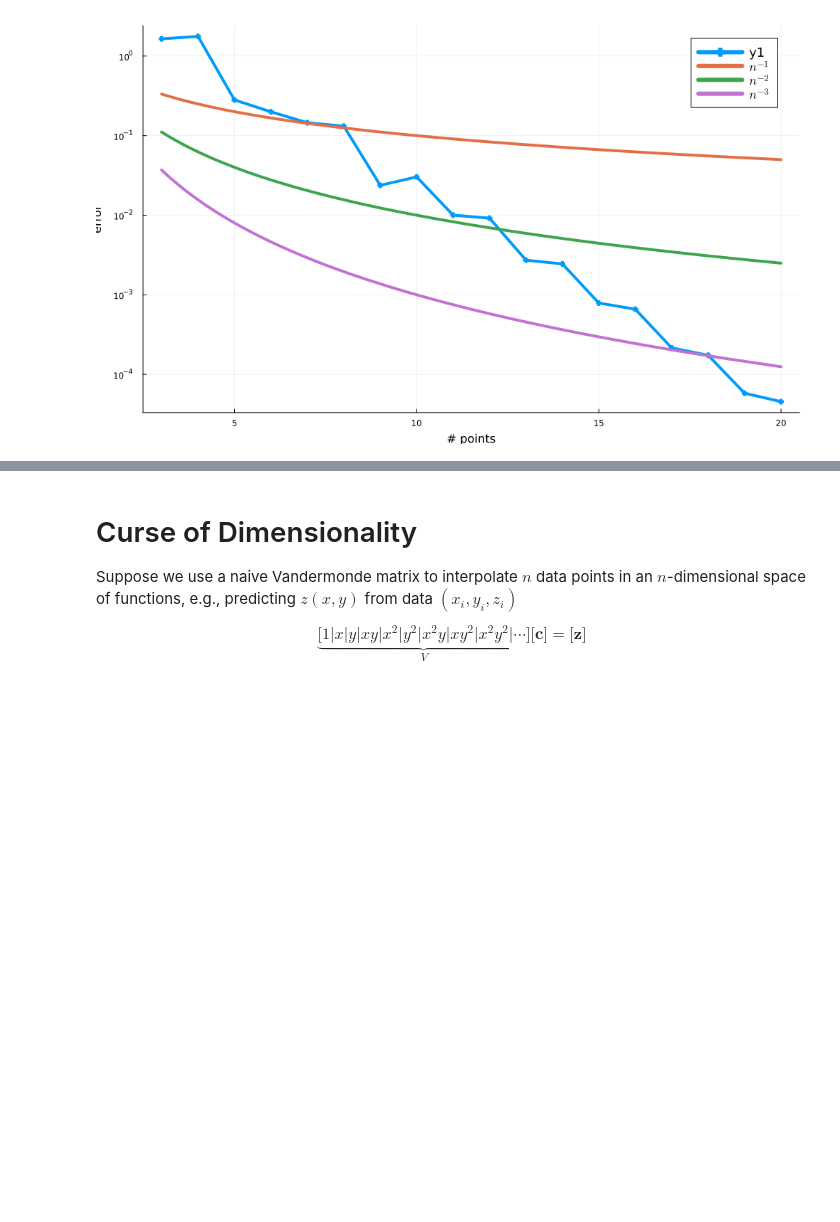
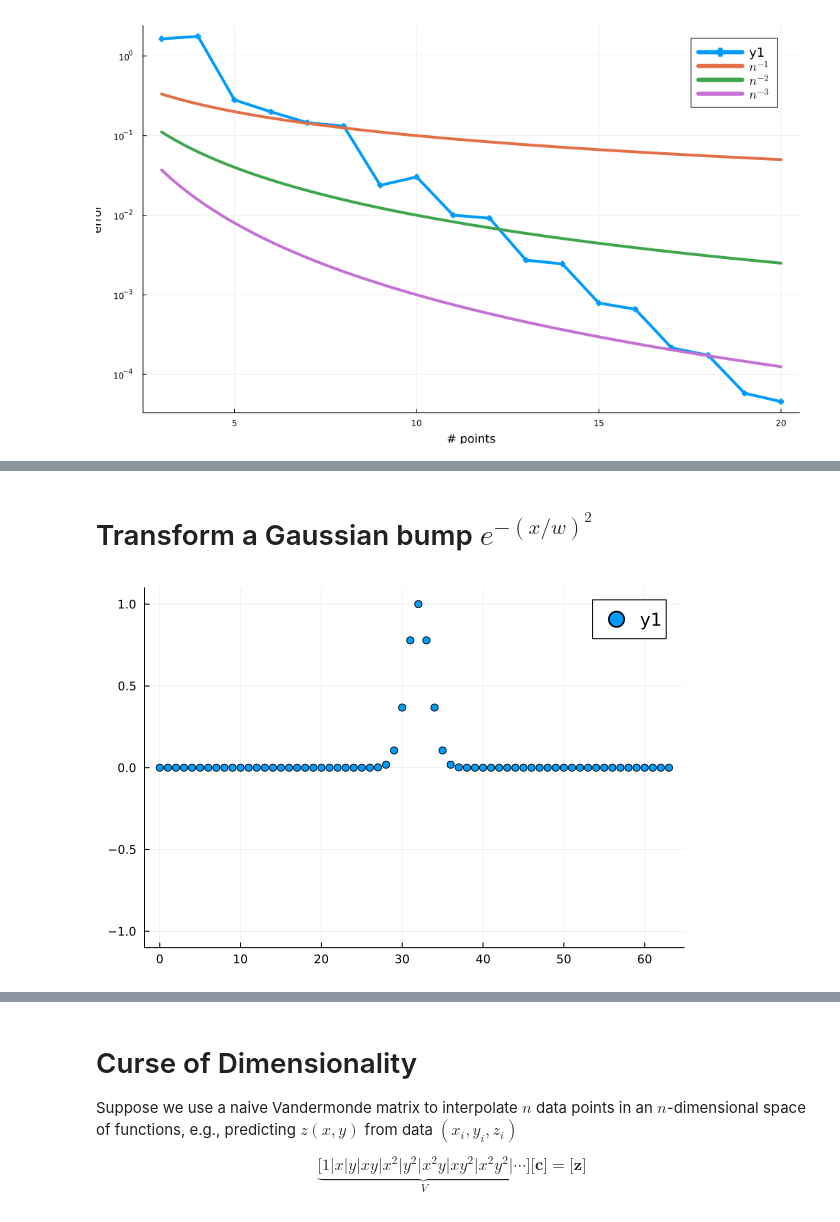
Before and after one commit to cu-numcomp/fall25-grad, a Jupyter notebook: _sources/slides/2025-10-15-higher-dimensions.ipynb, the cells around one changed output, grey strips where cells are left out. Drawn from its saved outputs; the diff is of its cells as text; code cells hidden in the pictures; blank space fills up the shorter version.

```diff
--- a/_sources/slides/2025-10-15-higher-dimensions.ipynb
+++ b/_sources/slides/2025-10-15-higher-dimensions.ipynb
@@ -291,0 +380,9 @@ plot!([n -> n^-p for p in ps], label=map(p -> "\$n^{-$p}\$", ps), size=(1000, 60
+# %% [markdown]
+# Transform a Gaussian bump $e^{-(x/w)^2}$
+# %%
+n = 64; w = 2
+x = 0:n-1
+f = exp.(-((x .- n/2)/w) .^ 2)
+scatter(x, real.(f), ylim=(-1.1, 1.1))
+# %% [output]
+[figure, added]
```
Also changed, not shown: parts of 42 cells of this notebook, 7 other files.
